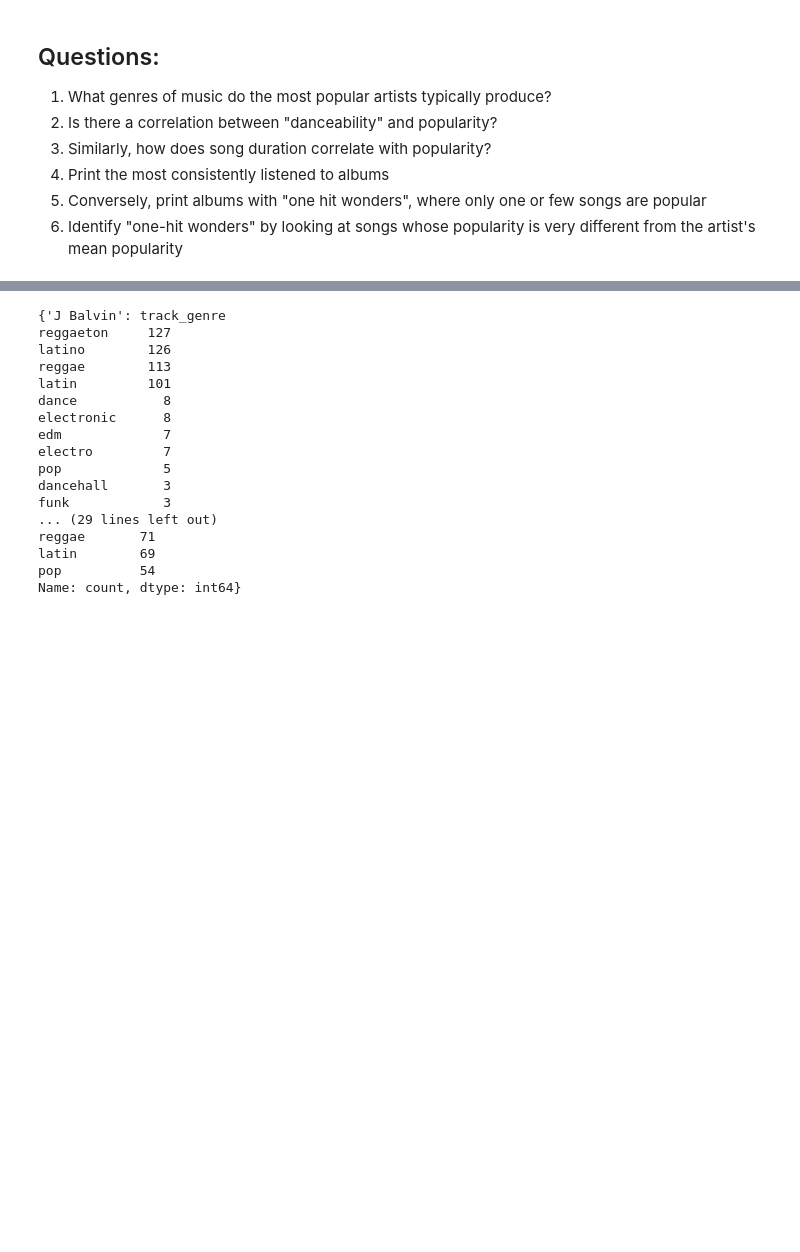
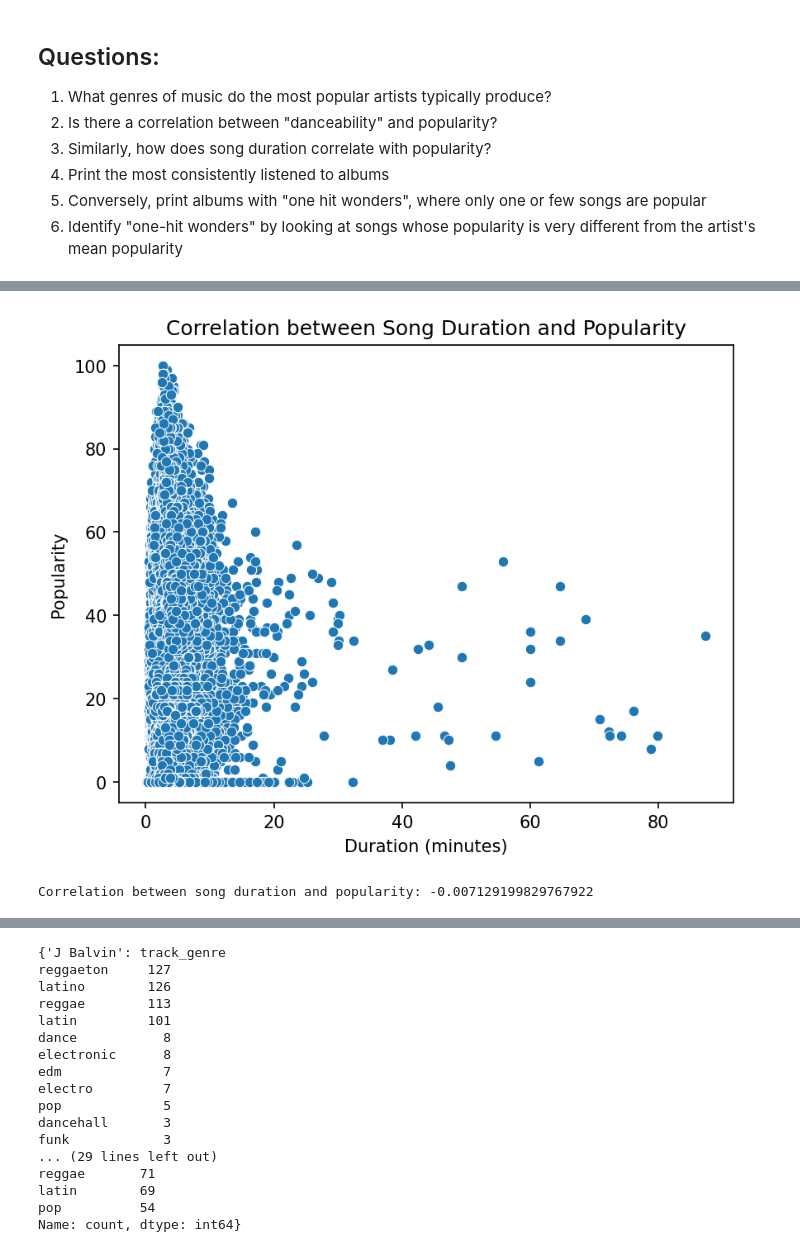
Before and after one commit to MirruK/pp-python-workshop, a Jupyter notebook: spotify.ipynb, the cells around one changed output, grey strips where cells are left out. Drawn from its saved outputs; the diff is of its cells as text; code cells hidden in the pictures; blank space fills up the shorter version.

```diff
--- a/spotify.ipynb
+++ b/spotify.ipynb
@@ -23,0 +112,18 @@ df2["artists"] = df2["artists"].apply(lambda x: x.split(";"))
+# %%
+
+# Convert duration from milliseconds to minutes for better readability
+df2["duration_minutes"] = df2["duration_ms"] / 60000
+
+# Scatter plot to visualize the correlation
+sns.scatterplot(data=df2, x="duration_minutes", y="popularity")
+plt.title("Correlation between Song Duration and Popularity")
+plt.xlabel("Duration (minutes)")
+plt.ylabel("Popularity")
+plt.show()
+
+# Calculate the correlation coefficient
+correlation = df2["duration_ms"].corr(df2["popularity"])
+print(f"Correlation between song duration and popularity: {correlation}")
+# %% [output]
+[figure, added]
+Correlation between song duration and popularity: -0.007129199829767922
```
Also changed, not shown: parts of 7 cells of this notebook, 16 other files.
